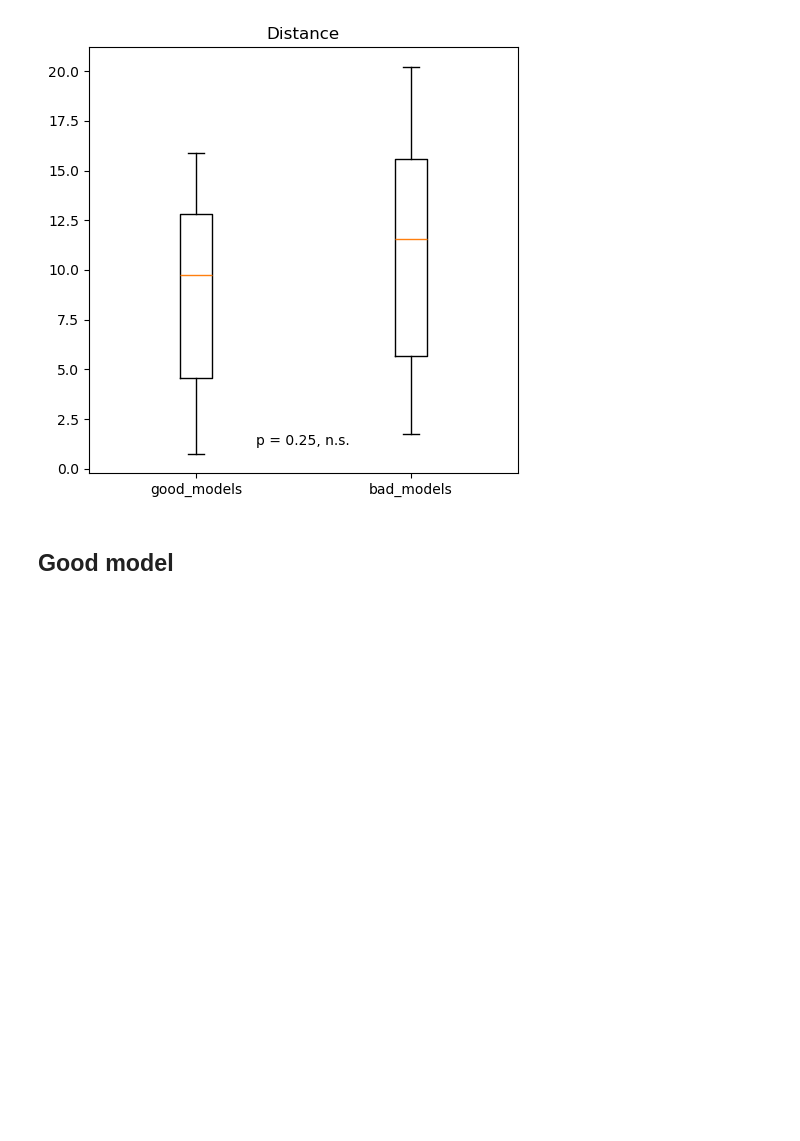
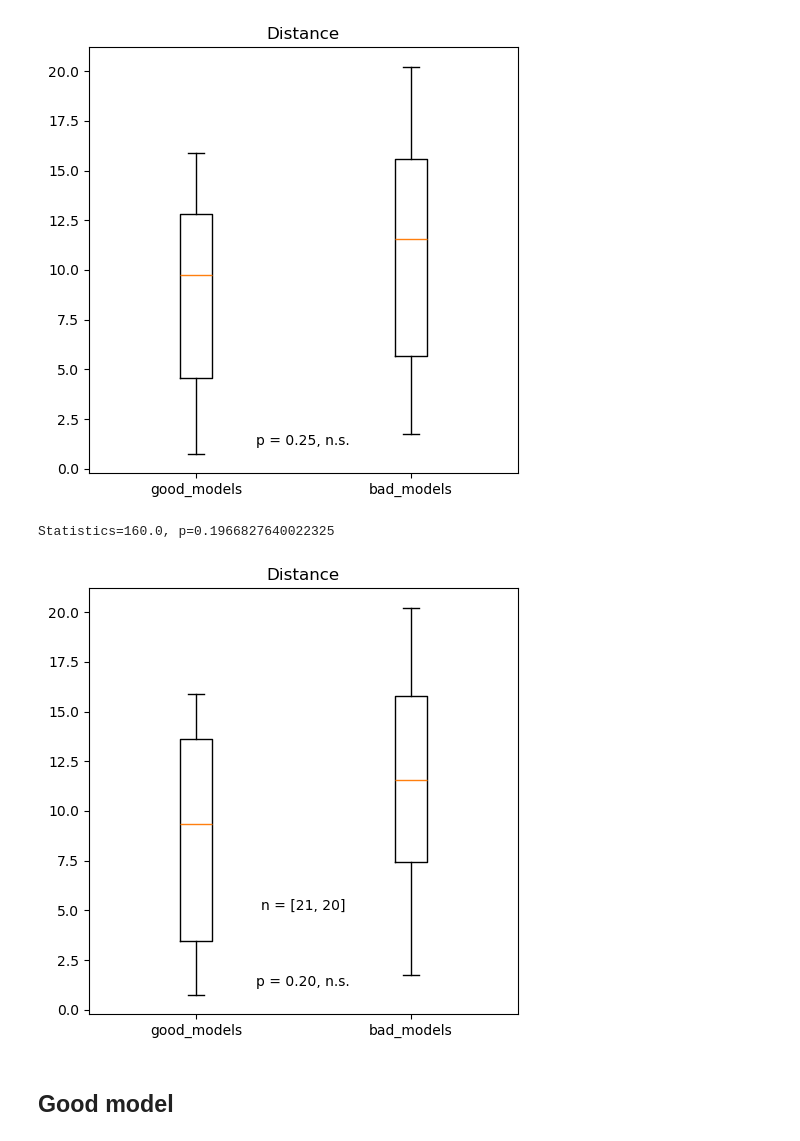
Before and after one commit to renee-tung/spikeRNN, a Jupyter notebook: analysis_code/trajectory/energy_landscape_v4.ipynb, the cells around one changed output. Saved outputs shown, nothing was run; the diff lists cells and outputs as text; code cells hidden in the pictures; blank space fills up the shorter version.

Commit message:
plotting null energy landscapes

```diff
--- a/analysis_code/trajectory/energy_landscape_v4.ipynb
+++ b/analysis_code/trajectory/energy_landscape_v4.ipynb
@@ -306,6 +309,39 @@ plt.show()
 # %% [output]
 Statistics=443.0, p=0.24949426519199924
 [figure]
+# %%
+# create boxplot of distances for good and bad models
+fig, ax = plt.subplots(1,1, figsize=(5,5))
+
+perf_threshold = [0.9, 0.8]
+all_dists_thresh = []
+all_dists_thresh.append(all_dists[0][all_perfs[0] >= perf_threshold[0]])
+all_dists_thresh.append(all_dists[1][all_perfs[1] <= perf_threshold[1]])
+
+ax.boxplot(all_dists_thresh, labels=models_types)
+
+# calculate mann-whitney u test
+from scipy.stats import mannwhitneyu
+stat, p = mannwhitneyu(all_dists_thresh[0], all_dists_thresh[1])
+print(f'Statistics={stat}, p={p}')
+
+if p < 0.05:
+    ax.plot([1,2], [1.1,1.1], color='k')
+    ax.text(1.5, 1.2, '*', horizontalalignment='center')
+else:
+    ax.text(1.5, 1.2, f'p = {p:.2f}, n.s.', horizontalalignment='center')
+
+# plot n as text
+n = [len(all_dists_thresh[0]), len(all_dists_thresh[1])]
+ax.text(1.5, 5, f'n = {n}', horizontalalignment='center')
+
+
+ax.set_title('Distance')
+plt.tight_layout()
+plt.show()
+# %% [output]
+Statistics=160.0, p=0.1966827640022325
+[figure, added]
 # %% [markdown]
 ## Good model
 # %%
```
Also changed, not shown: parts of 21 cells of this notebook, 47 other files.
